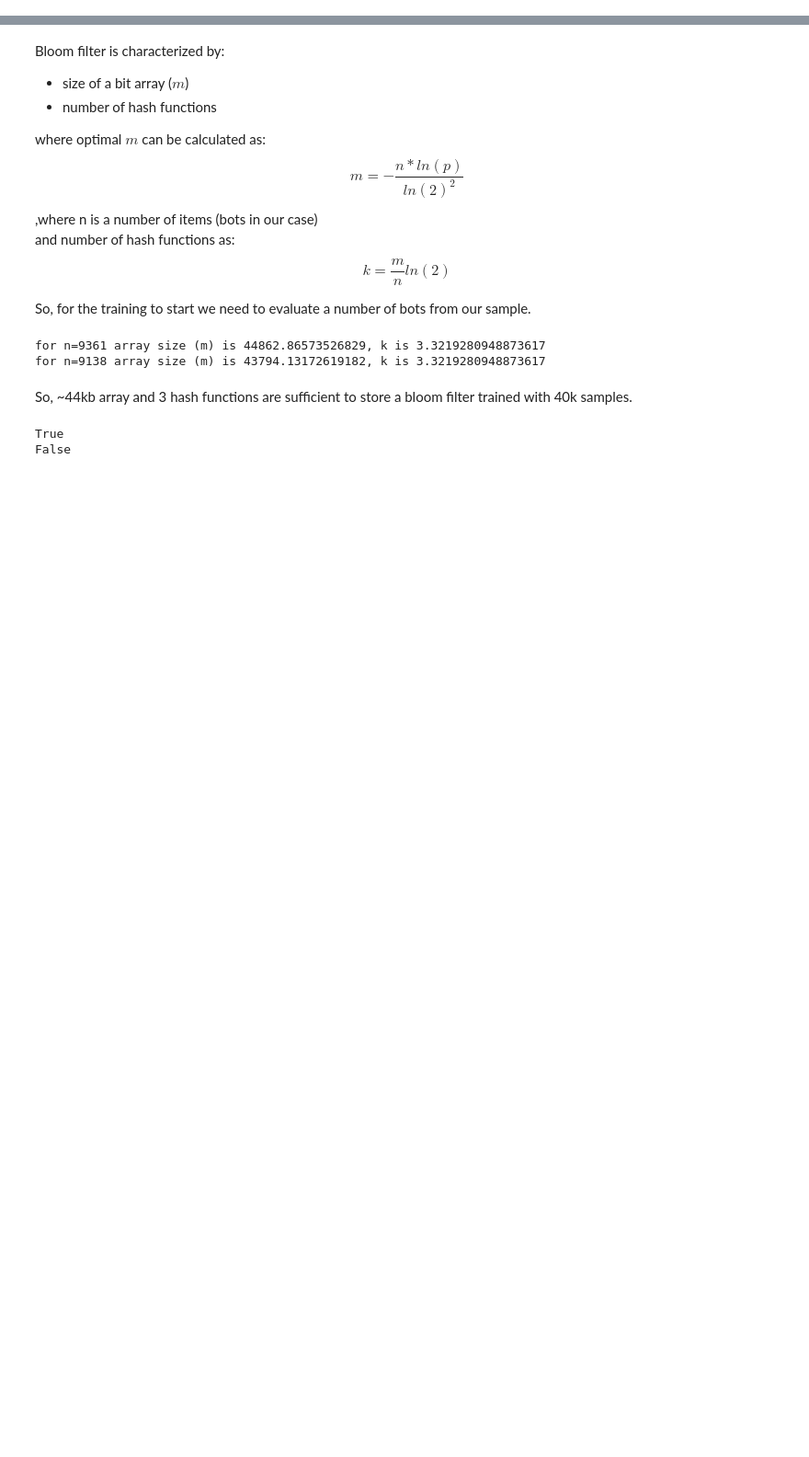
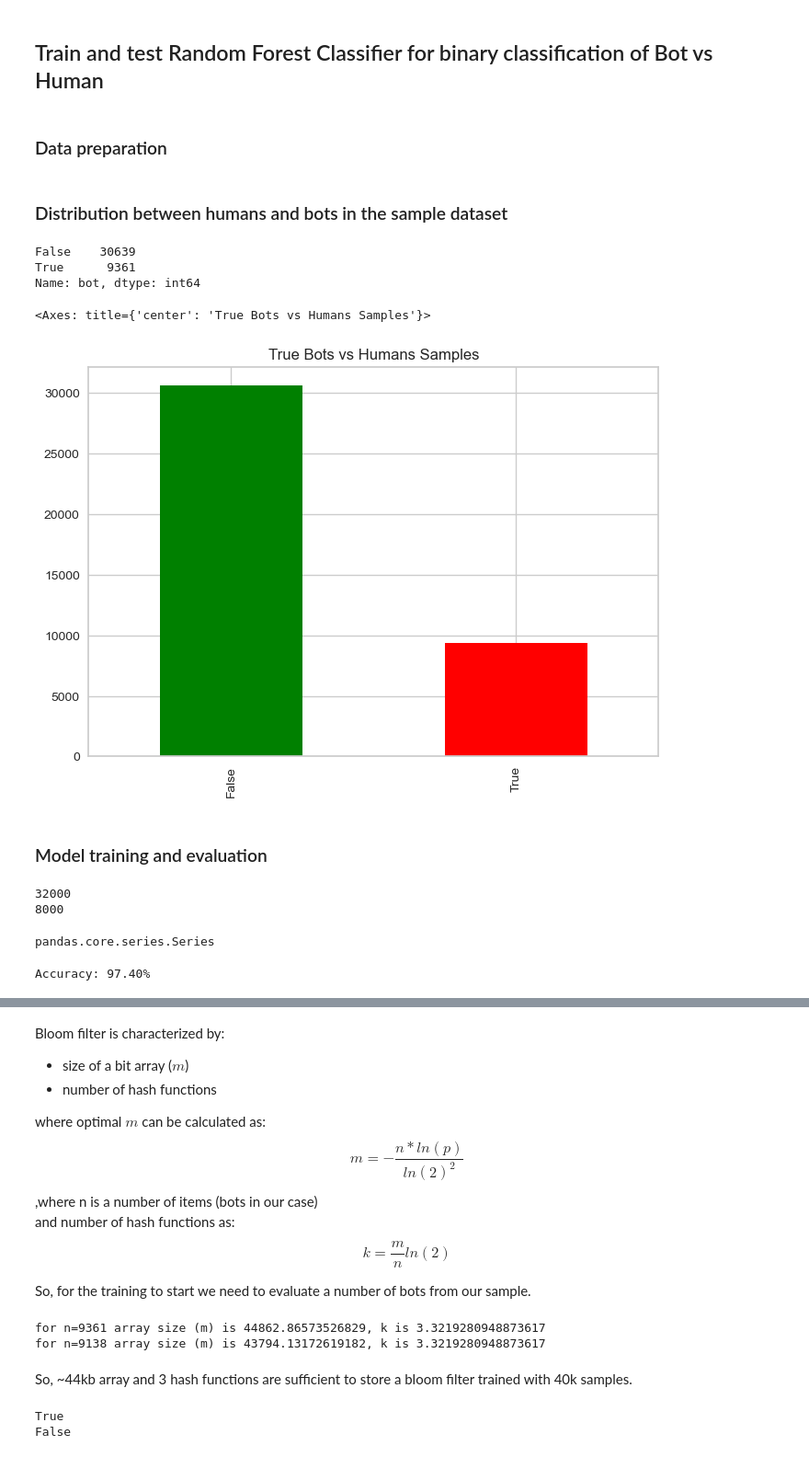
Before and after one commit to ansu0122/ucu-mmds, a Jupyter notebook: src/homework2/bots_detection.ipynb, the cells around one changed output, grey strips where cells are left out. Shown: that part at 92% size. Cells and saved outputs as stored; diff of their text form; code cells hidden in the pictures; blank space fills up the shorter version.

Commit message:
adding classifier model (#4)
* ml cookbook

* adding Random Forest Classifier

---------

Co-authored-by: Andriy Sukh <asukh@softserveinc.com>

```diff
--- a/src/homework2/bots_detection.ipynb
+++ b/src/homework2/bots_detection.ipynb
@@ -0,0 +35,5 @@
+# %%
+past_datetime = datetime.now() - timedelta(weeks=2)
+since_timestamp = int(past_datetime.timestamp() * 1000)
+URL = f'https://stream.wikimedia.org/v2/stream/recentchange?since={since_timestamp}'
+SAMPLE_FILE = f"./sampled_events_id.csv"
@@ -0,0 +162,60 @@
+# %% [markdown]
+## Train and test Random Forest Classifier for binary classification of Bot vs Human
+# %% [markdown]
+### Data preparation
+# %%
+count_vectorizer = CountVectorizer()
+tfidf_vectorizer = TfidfVectorizer()
+# %%
+def preprocess(data: DataFrame) -> DataFrame:
+    """
+    Preprocesses the data by applying count vectorization and TF-IDF transformation.
+
+    Args:
+    - data (DataFrame): The input data.
+
+    Returns:
+    - DataFrame: The same data frame object with new pre-processed columns.
+    """
+    data['timestamp2'] = pd.to_datetime(data['timestamp'], unit='s')
+    data['hour_num'] = data['timestamp2'].dt.hour
+    data['namespace_num'] = data['namespace'].fillna(-1)
+    data['comment'] = data['comment'].fillna('no comment')
+    data['comment_len_num'] = data['comment'].apply(len)
+    data['comment_word_num'] = data['comment'].apply(lambda x: len(x.split()))
+    data['comment_count_vec_num'] = count_vectorizer.fit_transform(data['comment']).sum(axis=1)
+    data['comment_tfidf_num'] = tfidf_vectorizer.fit_transform(data['comment']).sum(axis=1)
+    data['bot_num'] = data['bot'].apply(lambda x : 1 if x == True else 0)
+
+    return data
+
+data = preprocess(pd.read_csv(SAMPLE_FILE, parse_dates=['timestamp']))
+# %% [markdown]
+### Distribution between humans and bots in the sample dataset
+# %%
+print(data['bot'].value_counts())
+data['bot'].value_counts().plot(kind='bar', title='True Bots vs Humans Samples', color=['green', 'red'])
+# %% [output]
+False    30639
+True      9361
+Name: bot, dtype: int64
+<Axes: title={'center': 'True Bots vs Humans Samples'}>
+[figure, added]
+# %% [markdown]
+### Model training and evaluation
+# %%
+
+y = data['bot_num']
+X = data[['comment_len_num', 'comment_word_num', 'comment_count_vec_num',
+          'comment_tfidf_num', 'namespace_num', 'hour_num'
+        ]]
+X_train, X_test, y_train, y_test = train_test_split(X, y, test_size=0.2)
+print(len(X_train))
+print(len(X_test))
+# %% [output]
+32000
+8000
+# %%
+type(y_test)
+# %% [output]
+pandas.core.series.Series
@@ -0,0 +225,5 @@
+# %%
+accuracy = clf.score(X_test, y_test)
+print(f"Accuracy: {accuracy*100:.2f}%")
+# %% [output]
+Accuracy: 97.40%
```
Also changed, not shown: parts of 17 cells of this notebook, 3 other files.
